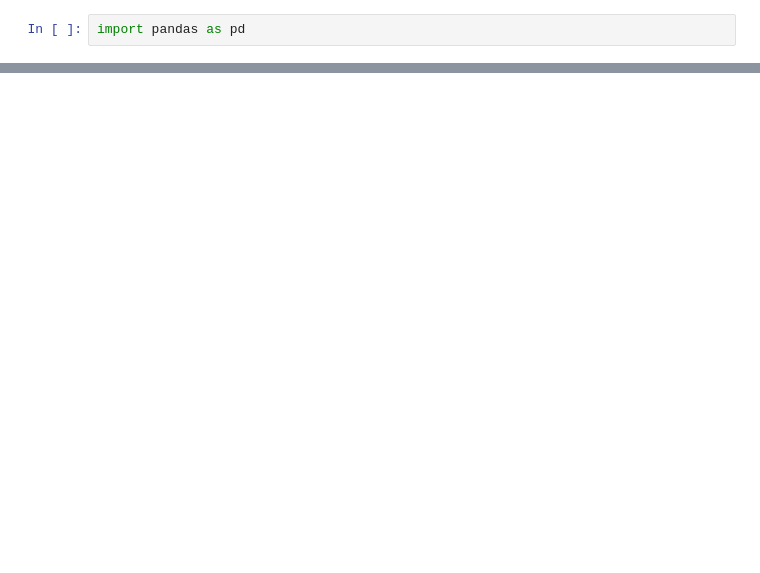
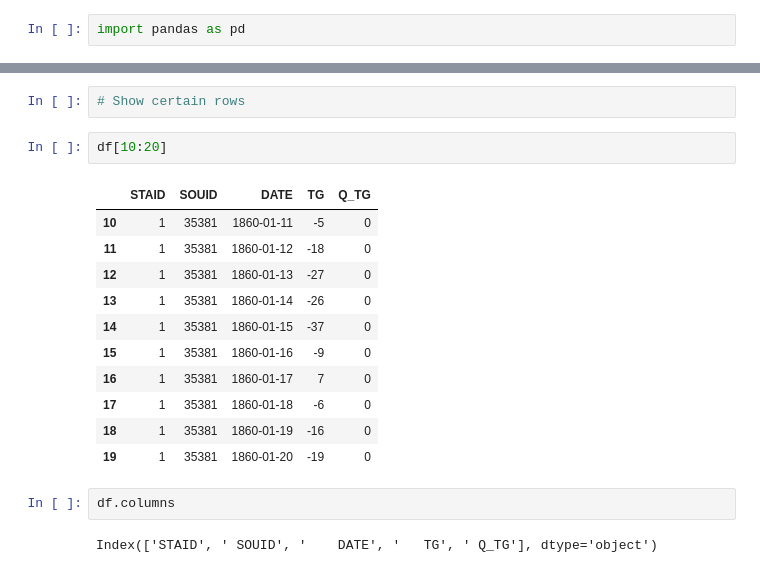
Before and after one commit to thedevdepot/weather_api, a Jupyter notebook: data_small/tutorial.ipynb, the cells around one changed output, grey strips where cells are left out. Drawn from its saved outputs; the diff is of its cells as text; blank space fills up the shorter version.

```diff
--- a/data_small/tutorial.ipynb
+++ b/data_small/tutorial.ipynb
@@ -10,0 +23,20 @@ NameError: name 'df' is not defined
+# %%
+# Show certain rows
+# %%
+df[10:20]
+# %% [output]
+|  | STAID | SOUID | DATE | TG | Q_TG |
+| 10 | 1 | 35381 | 1860-01-11 | -5 | 0 |
+| 11 | 1 | 35381 | 1860-01-12 | -18 | 0 |
+| 12 | 1 | 35381 | 1860-01-13 | -27 | 0 |
+| 13 | 1 | 35381 | 1860-01-14 | -26 | 0 |
+| 14 | 1 | 35381 | 1860-01-15 | -37 | 0 |
+| 15 | 1 | 35381 | 1860-01-16 | -9 | 0 |
+| 16 | 1 | 35381 | 1860-01-17 | 7 | 0 |
+| 17 | 1 | 35381 | 1860-01-18 | -6 | 0 |
+| 18 | 1 | 35381 | 1860-01-19 | -16 | 0 |
+| 19 | 1 | 35381 | 1860-01-20 | -19 | 0 |
+# %%
+df.columns
+# %% [output]
+Index(['STAID', ' SOUID', '    DATE', '   TG', ' Q_TG'], dtype='object')
```
Also changed, not shown: parts of 20 cells of this notebook.
